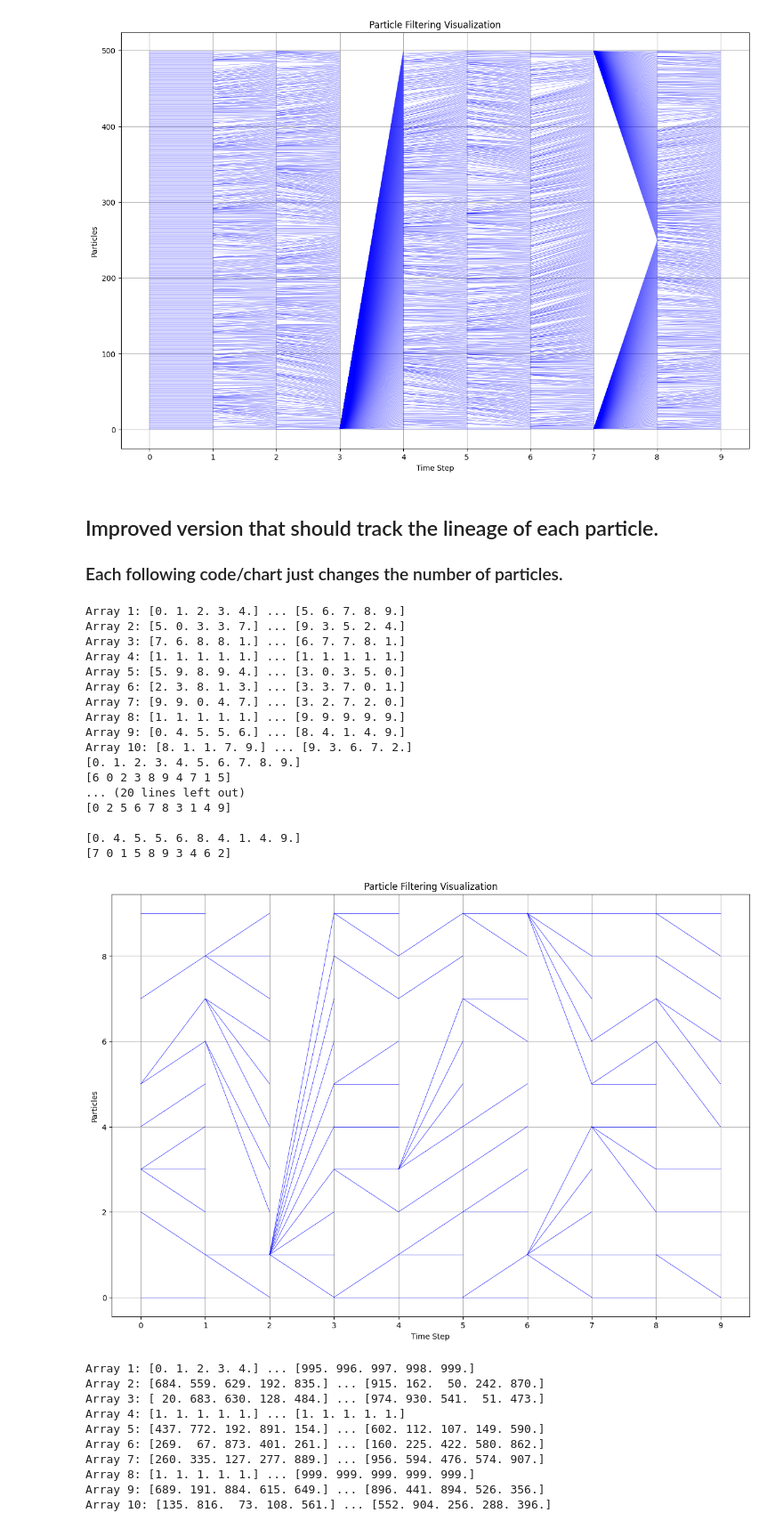
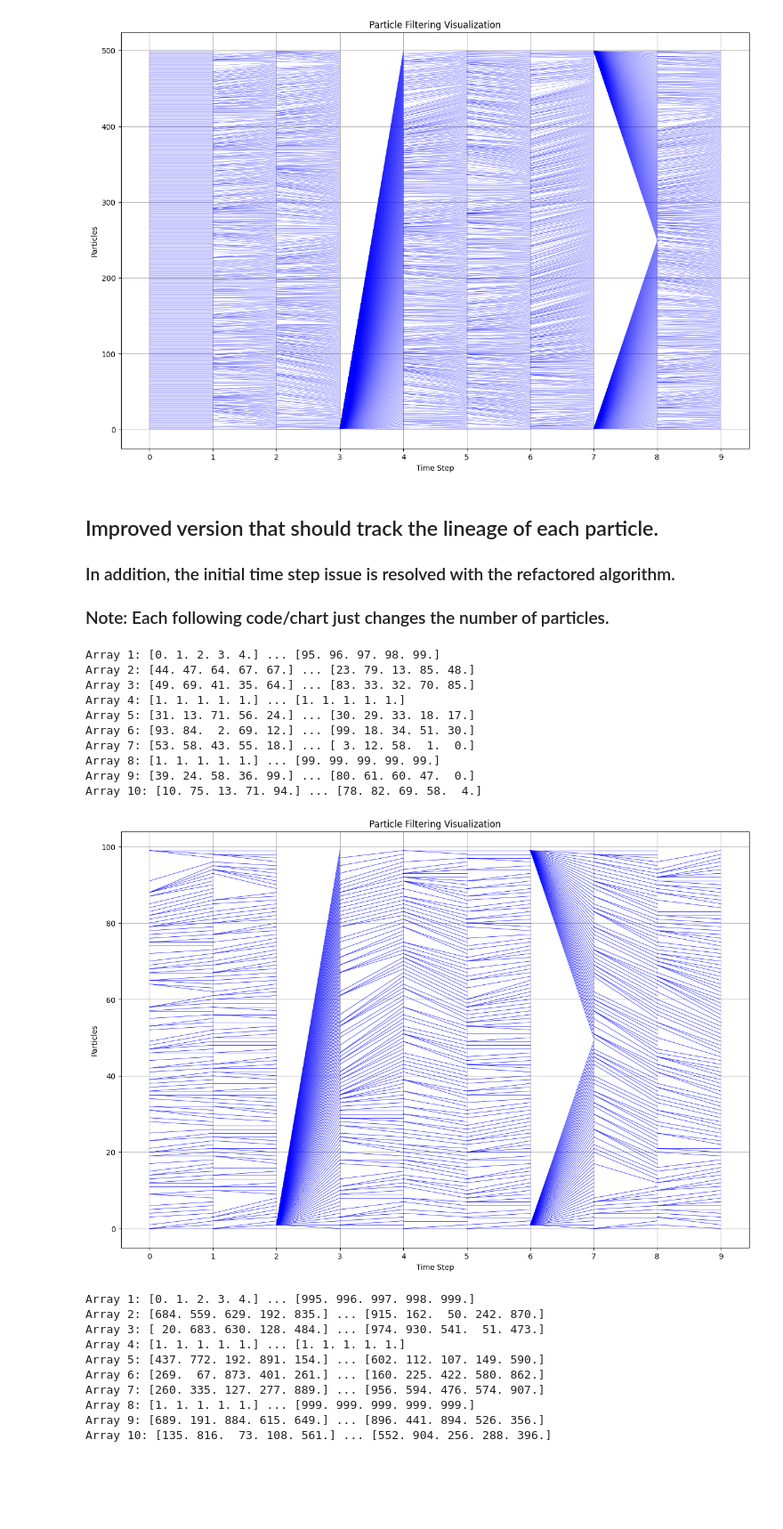
Before and after one commit to atiumcache/PF_forecast, a Jupyter notebook: juptyer notebooks/sankey_testing.ipynb, the cells around one changed output. Shown at 89% size. Cells and saved outputs as stored; diff of their text form; code cells hidden in the pictures; blank space fills up the shorter version.

```diff
--- a/juptyer notebooks/sankey_testing.ipynb
+++ b/juptyer notebooks/sankey_testing.ipynb
@@ -216,7 +157,8 @@ Array 10: [ 67. 361. 401. 261.  26.] ... [393. 374. 308. 299. 337.]
 [figure]
 # %% [markdown]
 ## Improved version that should track the lineage of each particle.
-### Each following code/chart just changes the number of particles.
+### In addition, the initial time step issue is resolved with the refactored algorithm.
+### Note: Each following code/chart just changes the number of particles.
 # %%
 import matplotlib.pyplot as plt
 import numpy as np
@@ -224,7 +166,7 @@ import pandas as pd
 
 plt.figure(figsize=(15, 10))
 
-num_of_particles = 10
+num_of_particles = 100
 
 
 def unique_ranks(arr):
@@ -268,56 +210,50 @@ resampling_indices = np.array([
 ])
 
 
 # Print the first few elements of first few arrays for verification/debugging
 for i, arr in enumerate(resampling_indices):
     print(f"Array {i+1}: {arr[:5]} ... {arr[num_of_particles-5:]}")
 
 
-# sort each step's resampling indices based on the previous step
-# to keep track of each particle's position
+# Create a positions array to sort the elements based on which previous particle
+# that they are resampled from.
+# This cleans up the visualization and prevents lines from crossing.
+
+# We don't want to sort the index arrays themselves,
+# as this will provide false information as to where each particle came from.
+
 positions = np.zeros_like(resampling_indices, dtype=int)
 positions[0] = np.arange(num_of_particles)  # Initial positions are just the particle indices
 
-
 for step in range(1, len(resampling_indices)):
-    print(resampling_indices[step-1])
     positions[step] = unique_ranks(resampling_indices[step])
-    print(positions[step])
-    print()
 
 
 for step in range(1, len(positions)):
 
     for p in range(num_of_particles):
         plt.plot([step-1, step], [resampling_indices[step][p], positions[step, p]], linestyle='solid', color='blue', markersize=0.1, linewidth=0.5)
 
 # TODO: Trace the ending particles back through the chart in red?
 
 plt.xlabel('Time Step')
 plt.ylabel('Particles')
 plt.title('Particle Filtering Visualization')
 plt.grid(True)
 plt.xticks(np.arange(len(resampling_indices)))
 plt.show()
 # %% [output]
-Array 1: [0. 1. 2. 3. 4.] ... [5. 6. 7. 8. 9.]
-Array 2: [5. 0. 3. 3. 7.] ... [9. 3. 5. 2. 4.]
-Array 3: [7. 6. 8. 8. 1.] ... [6. 7. 7. 8. 1.]
+Array 1: [0. 1. 2. 3. 4.] ... [95. 96. 97. 98. 99.]
+Array 2: [44. 47. 64. 67. 67.] ... [23. 79. 13. 85. 48.]
+Array 3: [49. 69. 41. 35. 64.] ... [83. 33. 32. 70. 85.]
 Array 4: [1. 1. 1. 1. 1.] ... [1. 1. 1. 1. 1.]
-Array 5: [5. 9. 8. 9. 4.] ... [3. 0. 3. 5. 0.]
-Array 6: [2. 3. 8. 1. 3.] ... [3. 3. 7. 0. 1.]
-Array 7: [9. 9. 0. 4. 7.] ... [3. 2. 7. 2. 0.]
-Array 8: [1. 1. 1. 1. 1.] ... [9. 9. 9. 9. 9.]
-Array 9: [0. 4. 5. 5. 6.] ... [8. 4. 1. 4. 9.]
-Array 10: [8. 1. 1. 7. 9.] ... [9. 3. 6. 7. 2.]
-[0. 1. 2. 3. 4. 5. 6. 7. 8. 9.]
-[6 0 2 3 8 9 4 7 1 5]
-... (20 lines left out)
-[0 2 5 6 7 8 3 1 4 9]
-
-[0. 4. 5. 5. 6. 8. 4. 1. 4. 9.]
-[7 0 1 5 8 9 3 4 6 2]
+Array 5: [31. 13. 71. 56. 24.] ... [30. 29. 33. 18. 17.]
+Array 6: [93. 84.  2. 69. 12.] ... [99. 18. 34. 51. 30.]
+Array 7: [53. 58. 43. 55. 18.] ... [ 3. 12. 58.  1.  0.]
+Array 8: [1. 1. 1. 1. 1.] ... [99. 99. 99. 99. 99.]
+Array 9: [39. 24. 58. 36. 99.] ... [80. 61. 60. 47.  0.]
+Array 10: [10. 75. 13. 71. 94.] ... [78. 82. 69. 58.  4.]
-[figure, old version]
+[figure, new version]
 # %%
 import matplotlib.pyplot as plt
 import numpy as np
```
Also changed, not shown: parts of 7 cells of this notebook.
